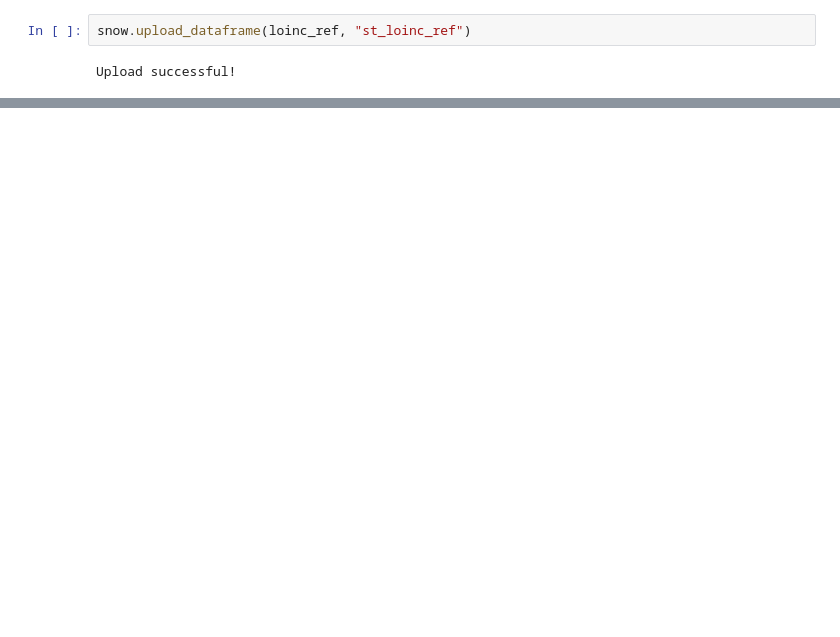
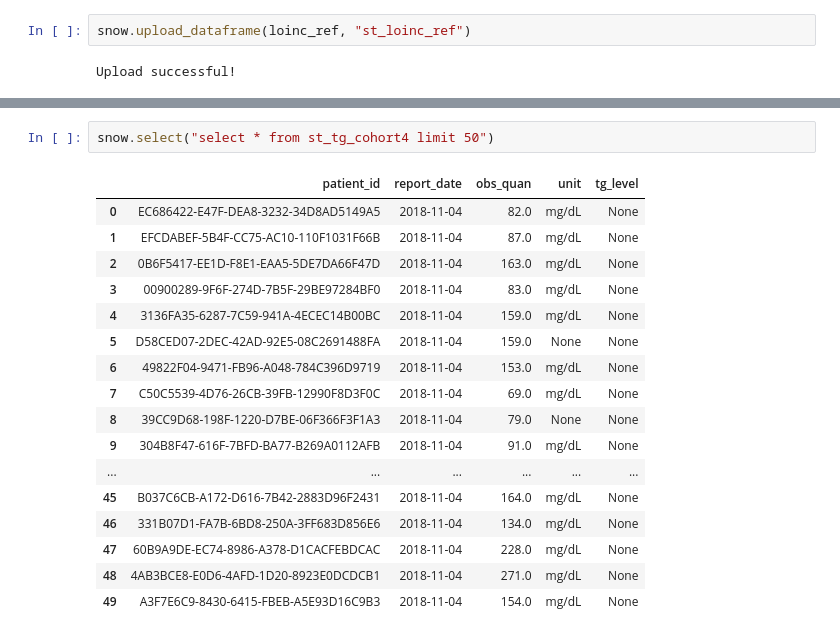
Before and after one commit to swaralit/Custom_TG, a Jupyter notebook: TG levels.ipynb, the cells around one changed output, grey strips where cells are left out. Saved outputs shown, nothing was run; the diff lists cells and outputs as text; blank space fills up the shorter version.

```diff
--- a/TG levels.ipynb
+++ b/TG levels.ipynb
@@ -249,0 +569,20 @@ Query started at 06:38:45 PM India Standard Time; Query executed in 0.12 m
+# %%
+snow.select("select * from st_tg_cohort4 limit 50")
+# %% [output]
+|  | patient_id | report_date | obs_quan | unit | tg_level |
+| 0 | EC686422-E47F-DEA8-3232-34D8AD5149A5 | 2018-11-04 | 82.0 | mg/dL | None |
+| 1 | EFCDABEF-5B4F-CC75-AC10-110F1031F66B | 2018-11-04 | 87.0 | mg/dL | None |
+| 2 | 0B6F5417-EE1D-F8E1-EAA5-5DE7DA66F47D | 2018-11-04 | 163.0 | mg/dL | None |
+| 3 | 00900289-9F6F-274D-7B5F-29BE97284BF0 | 2018-11-04 | 83.0 | mg/dL | None |
+| 4 | 3136FA35-6287-7C59-941A-4ECEC14B00BC | 2018-11-04 | 159.0 | mg/dL | None |
+| 5 | D58CED07-2DEC-42AD-92E5-08C2691488FA | 2018-11-04 | 159.0 | None | None |
+| 6 | 49822F04-9471-FB96-A048-784C396D9719 | 2018-11-04 | 153.0 | mg/dL | None |
+| 7 | C50C5539-4D76-26CB-39FB-12990F8D3F0C | 2018-11-04 | 69.0 | mg/dL | None |
+| 8 | 39CC9D68-198F-1220-D7BE-06F366F3F1A3 | 2018-11-04 | 79.0 | None | None |
+| 9 | 304B8F47-616F-7BFD-BA77-B269A0112AFB | 2018-11-04 | 91.0 | mg/dL | None |
+| ... | ... | ... | ... | ... | ... |
+| 45 | B037C6CB-A172-D616-7B42-2883D96F2431 | 2018-11-04 | 164.0 | mg/dL | None |
+| 46 | 331B07D1-FA7B-6BD8-250A-3FF683D856E6 | 2018-11-04 | 134.0 | mg/dL | None |
+| 47 | 60B9A9DE-EC74-8986-A378-D1CACFEBDCAC | 2018-11-04 | 228.0 | mg/dL | None |
+| 48 | 4AB3BCE8-E0D6-4AFD-1D20-8923E0DCDCB1 | 2018-11-04 | 271.0 | mg/dL | None |
+| 49 | A3F7E6C9-8430-6415-FBEB-A5E93D16C9B3 | 2018-11-04 | 154.0 | mg/dL | None |
```
Also changed, not shown: parts of 56 cells of this notebook, 2 other files.
